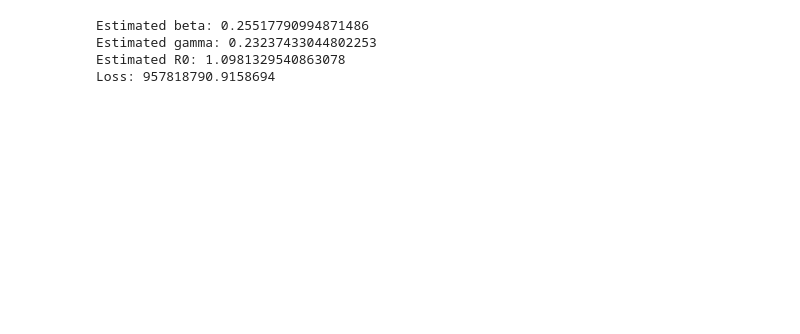
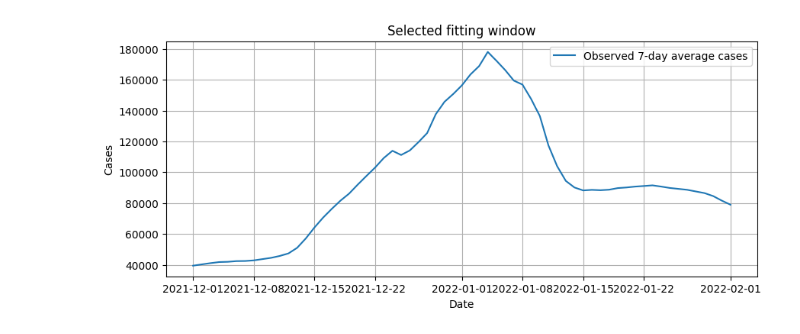
Before and after one commit to SequorIkkyu/covid-m4r, a Jupyter notebook: notebooks/sir_modelling_uk1.ipynb, the cells around one changed output. Cells and saved outputs as stored; diff of their text form; code cells hidden in the pictures; blank space fills up the shorter version.

```diff
--- a/notebooks/sir_modelling_uk1.ipynb
+++ b/notebooks/sir_modelling_uk1.ipynb
@@ -105,21 +0,0 @@ def loss_fn(params):
-# %%
-initial_guess = [0.4, 1/7]
-
-result = minimize(
-    loss_fn,
-    x0=initial_guess,
-    bounds=[(1e-4, 2.0), (1e-4, 1.0)],
-    method="L-BFGS-B"
-)
-
-beta_hat, gamma_hat = result.x
-
-print("Estimated beta:", beta_hat)
-print("Estimated gamma:", gamma_hat)
-print("Estimated R0:", beta_hat / gamma_hat)
-print("Loss:", result.fun)
-# %% [output]
-Estimated beta: 0.25517790994871486
-Estimated gamma: 0.23237433044802253
-Estimated R0: 1.0981329540863078
-Loss: 957818790.9158694
@@ -129,0 +1,37 @@ S_fit, I_fit, R_fit, incidence_fit = simulate_sir(
+# %%
+import pandas as pd
+import numpy as np
+import matplotlib.pyplot as plt
+from scipy.integrate import solve_ivp
+from scipy.optimize import minimize
+
+# load data
+df = pd.read_csv("../data/uk_final.csv")
+
+df["date"] = pd.to_datetime(df["date"])
+
+# choose one fitting window
+df_fit = df[(df["date"] >= "2021-12-01") & (df["date"] <= "2022-02-01")].copy()
+df_fit = df_fit.reset_index(drop=True)
+
+data = df_fit["cases_7d"].values
+t = np.arange(len(data))
+
+# UK population
+N = 67_000_000
+
+# initial values
+I0 = float(data[0])
+R0 = 0.0
+S0 = N - I0 - R0
+
+plt.figure(figsize=(10, 4))
+plt.plot(df_fit["date"], data, label="Observed 7-day average cases")
+plt.title("Selected fitting window")
+plt.xlabel("Date")
+plt.ylabel("Cases")
+plt.legend()
+plt.grid()
+plt.show()
+# %% [output]
+[figure, added]
```
Also changed, not shown: parts of 20 cells of this notebook, 2 other files.
